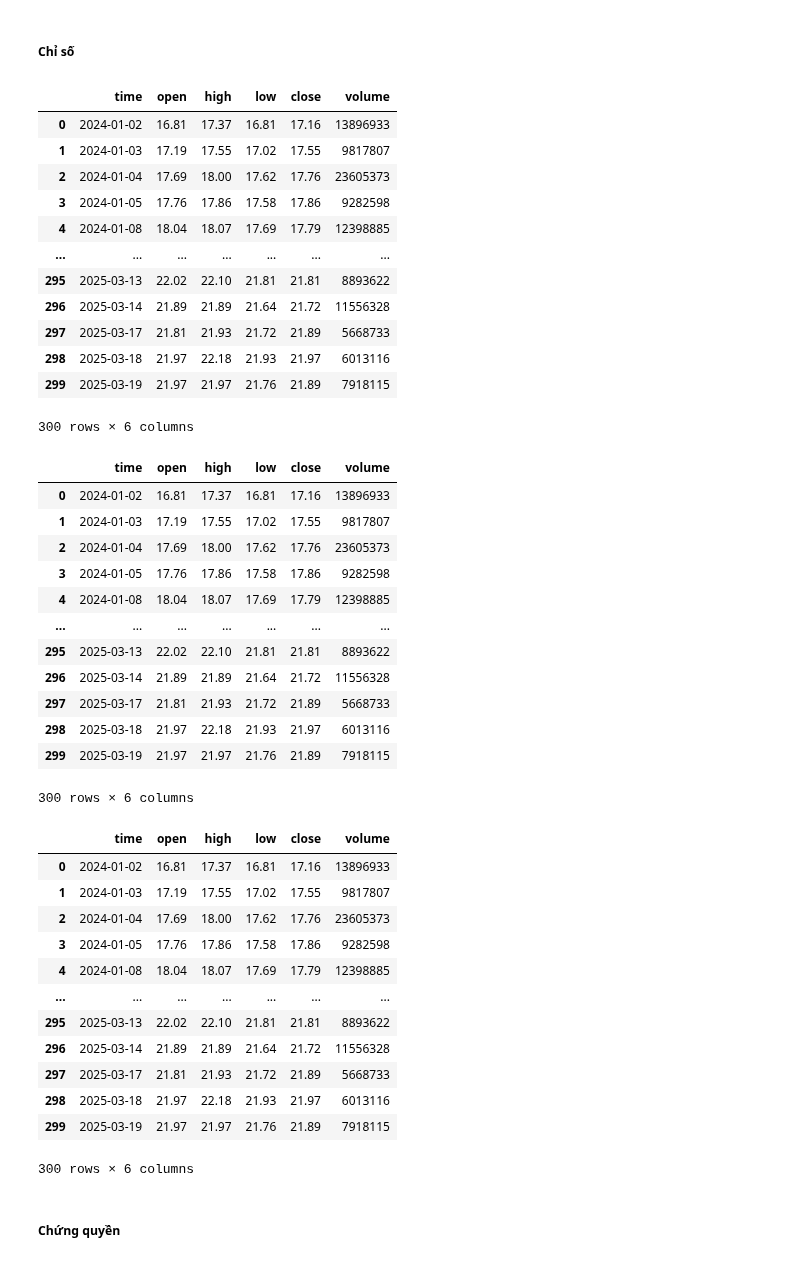
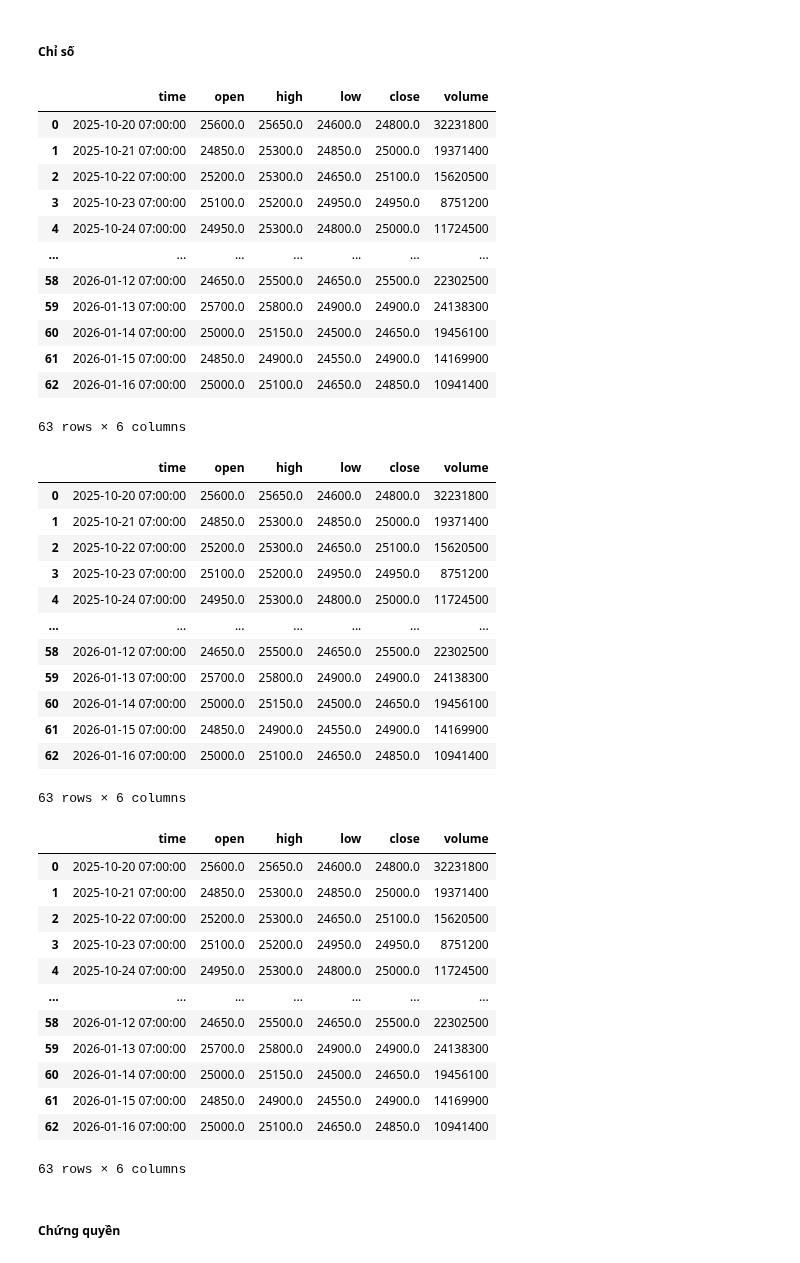
Before and after one commit to thinh-vu/vnstock, a Jupyter notebook: docs/1_vietnam_stock_vnstock3.ipynb, the cells around one changed output. Drawn from its saved outputs; the diff is of its cells as text; code cells hidden in the pictures.

```diff
--- a/docs/1_vietnam_stock_vnstock3.ipynb
+++ b/docs/1_vietnam_stock_vnstock3.ipynb
@@ -166,7 +148,7 @@ listing.industries_icb()
 ## Quote: Giá chứng khoán
 # %%
 from vnstock import Quote
-quote = Quote(symbol='ACB', source='VCI')
+quote = Quote(symbol='ACB', source='KBS')
 # %% [markdown]
 #### Giá lịch sử
 # %% [markdown]
@@ -229,53 +226,53 @@ quote.history(symbol='VN30F2411', start='2024-01-02', end='2025-03-19', interval
 # %% [markdown]
 ##### Chỉ số
 # %%
-quote.history(symbol='VNINDEX', start='2024-01-02', end='2025-03-19', interval='1D')
+quote.history(symbol='VNINDEX', length=90, interval='d')
 # %% [output]
 |  | time | open | high | low | close | volume |
-| 0 | 2024-01-02 | 16.81 | 17.37 | 16.81 | 17.16 | 13896933 |
-| 1 | 2024-01-03 | 17.19 | 17.55 | 17.02 | 17.55 | 9817807 |
-| 2 | 2024-01-04 | 17.69 | 18.00 | 17.62 | 17.76 | 23605373 |
-| 3 | 2024-01-05 | 17.76 | 17.86 | 17.58 | 17.86 | 9282598 |
-| 4 | 2024-01-08 | 18.04 | 18.07 | 17.69 | 17.79 | 12398885 |
+| 0 | 2025-10-20 07:00:00 | 25600.0 | 25650.0 | 24600.0 | 24800.0 | 32231800 |
+| 1 | 2025-10-21 07:00:00 | 24850.0 | 25300.0 | 24850.0 | 25000.0 | 19371400 |
+| 2 | 2025-10-22 07:00:00 | 25200.0 | 25300.0 | 24650.0 | 25100.0 | 15620500 |
+| 3 | 2025-10-23 07:00:00 | 25100.0 | 25200.0 | 24950.0 | 24950.0 | 8751200 |
+| 4 | 2025-10-24 07:00:00 | 24950.0 | 25300.0 | 24800.0 | 25000.0 | 11724500 |
 | ... | ... | ... | ... | ... | ... | ... |
-| 295 | 2025-03-13 | 22.02 | 22.10 | 21.81 | 21.81 | 8893622 |
-| 296 | 2025-03-14 | 21.89 | 21.89 | 21.64 | 21.72 | 11556328 |
-| 297 | 2025-03-17 | 21.81 | 21.93 | 21.72 | 21.89 | 5668733 |
-| 298 | 2025-03-18 | 21.97 | 22.18 | 21.93 | 21.97 | 6013116 |
-| 299 | 2025-03-19 | 21.97 | 21.97 | 21.76 | 21.89 | 7918115 |
+| 58 | 2026-01-12 07:00:00 | 24650.0 | 25500.0 | 24650.0 | 25500.0 | 22302500 |
+| 59 | 2026-01-13 07:00:00 | 25700.0 | 25800.0 | 24900.0 | 24900.0 | 24138300 |
+| 60 | 2026-01-14 07:00:00 | 25000.0 | 25150.0 | 24500.0 | 24650.0 | 19456100 |
+| 61 | 2026-01-15 07:00:00 | 24850.0 | 24900.0 | 24550.0 | 24900.0 | 14169900 |
+| 62 | 2026-01-16 07:00:00 | 25000.0 | 25100.0 | 24650.0 | 24850.0 | 10941400 |
-300 rows × 6 columns
+63 rows × 6 columns
 # %%
-quote.history(symbol='HNXINDEX', start='2024-01-02', end='2025-03-19', interval='1D')
+quote.history(symbol='HNXINDEX', length=90, interval='d')
 # %% [output]
 |  | time | open | high | low | close | volume |
-| 0 | 2024-01-02 | 16.81 | 17.37 | 16.81 | 17.16 | 13896933 |
-| 1 | 2024-01-03 | 17.19 | 17.55 | 17.02 | 17.55 | 9817807 |
-| 2 | 2024-01-04 | 17.69 | 18.00 | 17.62 | 17.76 | 23605373 |
-| 3 | 2024-01-05 | 17.76 | 17.86 | 17.58 | 17.86 | 9282598 |
-| 4 | 2024-01-08 | 18.04 | 18.07 | 17.69 | 17.79 | 12398885 |
+| 0 | 2025-10-20 07:00:00 | 25600.0 | 25650.0 | 24600.0 | 24800.0 | 32231800 |
+| 1 | 2025-10-21 07:00:00 | 24850.0 | 25300.0 | 24850.0 | 25000.0 | 19371400 |
+| 2 | 2025-10-22 07:00:00 | 25200.0 | 25300.0 | 24650.0 | 25100.0 | 15620500 |
+| 3 | 2025-10-23 07:00:00 | 25100.0 | 25200.0 | 24950.0 | 24950.0 | 8751200 |
+| 4 | 2025-10-24 07:00:00 | 24950.0 | 25300.0 | 24800.0 | 25000.0 | 11724500 |
 | ... | ... | ... | ... | ... | ... | ... |
-| 295 | 2025-03-13 | 22.02 | 22.10 | 21.81 | 21.81 | 8893622 |
-| 296 | 2025-03-14 | 21.89 | 21.89 | 21.64 | 21.72 | 11556328 |
-| 297 | 2025-03-17 | 21.81 | 21.93 | 21.72 | 21.89 | 5668733 |
-| 298 | 2025-03-18 | 21.97 | 22.18 | 21.93 | 21.97 | 6013116 |
-| 299 | 2025-03-19 | 21.97 | 21.97 | 21.76 | 21.89 | 7918115 |
+| 58 | 2026-01-12 07:00:00 | 24650.0 | 25500.0 | 24650.0 | 25500.0 | 22302500 |
+| 59 | 2026-01-13 07:00:00 | 25700.0 | 25800.0 | 24900.0 | 24900.0 | 24138300 |
+| 60 | 2026-01-14 07:00:00 | 25000.0 | 25150.0 | 24500.0 | 24650.0 | 19456100 |
+| 61 | 2026-01-15 07:00:00 | 24850.0 | 24900.0 | 24550.0 | 24900.0 | 14169900 |
+| 62 | 2026-01-16 07:00:00 | 25000.0 | 25100.0 | 24650.0 | 24850.0 | 10941400 |
-300 rows × 6 columns
+63 rows × 6 columns
 # %%
-quote.history(symbol='UPCOMINDEX', start='2024-01-02', end='2025-03-19', interval='1D')
+quote.history(symbol='UPCOMINDEX', length=90, interval='d')
 # %% [output]
 |  | time | open | high | low | close | volume |
-| 0 | 2024-01-02 | 16.81 | 17.37 | 16.81 | 17.16 | 13896933 |
-| 1 | 2024-01-03 | 17.19 | 17.55 | 17.02 | 17.55 | 9817807 |
-| 2 | 2024-01-04 | 17.69 | 18.00 | 17.62 | 17.76 | 23605373 |
-| 3 | 2024-01-05 | 17.76 | 17.86 | 17.58 | 17.86 | 9282598 |
-| 4 | 2024-01-08 | 18.04 | 18.07 | 17.69 | 17.79 | 12398885 |
+| 0 | 2025-10-20 07:00:00 | 25600.0 | 25650.0 | 24600.0 | 24800.0 | 32231800 |
+| 1 | 2025-10-21 07:00:00 | 24850.0 | 25300.0 | 24850.0 | 25000.0 | 19371400 |
+| 2 | 2025-10-22 07:00:00 | 25200.0 | 25300.0 | 24650.0 | 25100.0 | 15620500 |
+| 3 | 2025-10-23 07:00:00 | 25100.0 | 25200.0 | 24950.0 | 24950.0 | 8751200 |
+| 4 | 2025-10-24 07:00:00 | 24950.0 | 25300.0 | 24800.0 | 25000.0 | 11724500 |
 | ... | ... | ... | ... | ... | ... | ... |
-| 295 | 2025-03-13 | 22.02 | 22.10 | 21.81 | 21.81 | 8893622 |
-| 296 | 2025-03-14 | 21.89 | 21.89 | 21.64 | 21.72 | 11556328 |
-| 297 | 2025-03-17 | 21.81 | 21.93 | 21.72 | 21.89 | 5668733 |
-| 298 | 2025-03-18 | 21.97 | 22.18 | 21.93 | 21.97 | 6013116 |
-| 299 | 2025-03-19 | 21.97 | 21.97 | 21.76 | 21.89 | 7918115 |
+| 58 | 2026-01-12 07:00:00 | 24650.0 | 25500.0 | 24650.0 | 25500.0 | 22302500 |
+| 59 | 2026-01-13 07:00:00 | 25700.0 | 25800.0 | 24900.0 | 24900.0 | 24138300 |
+| 60 | 2026-01-14 07:00:00 | 25000.0 | 25150.0 | 24500.0 | 24650.0 | 19456100 |
+| 61 | 2026-01-15 07:00:00 | 24850.0 | 24900.0 | 24550.0 | 24900.0 | 14169900 |
+| 62 | 2026-01-16 07:00:00 | 25000.0 | 25100.0 | 24650.0 | 24850.0 | 10941400 |
-300 rows × 6 columns
+63 rows × 6 columns
 # %% [markdown]
 ##### Chứng quyền
 # %%
```
Also changed, not shown: parts of 55 cells of this notebook, 3 other files.
